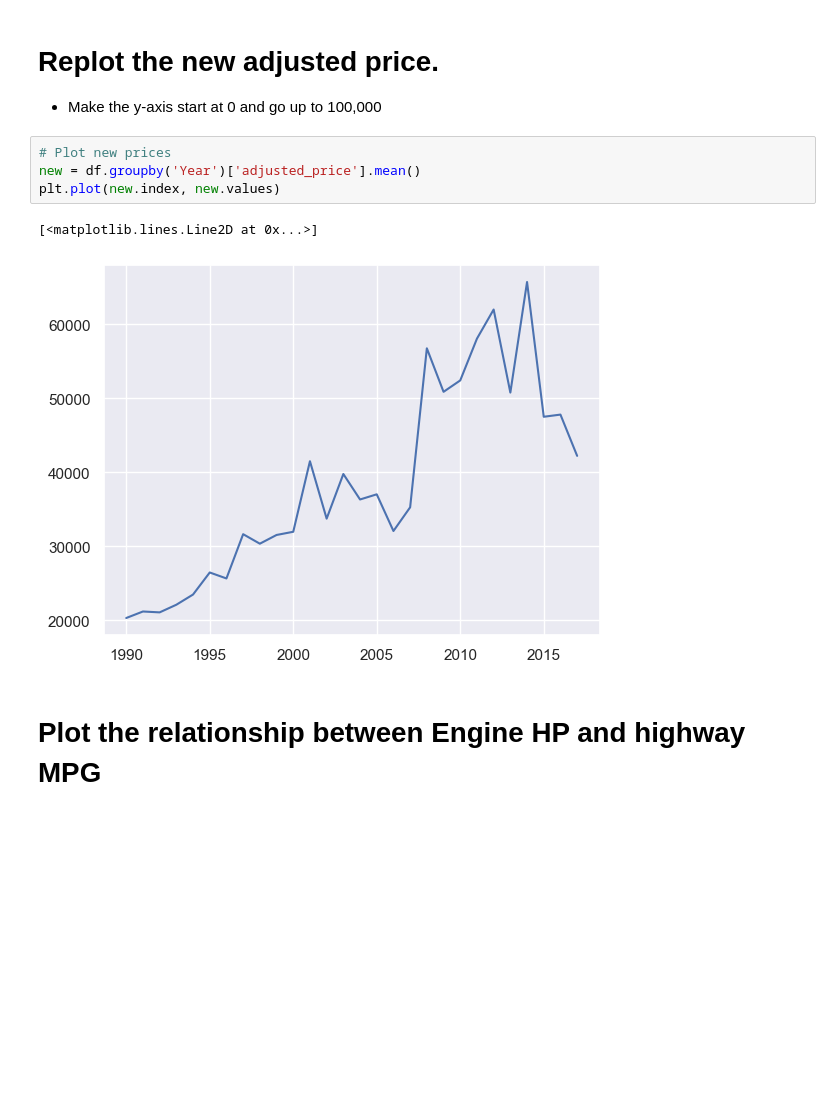
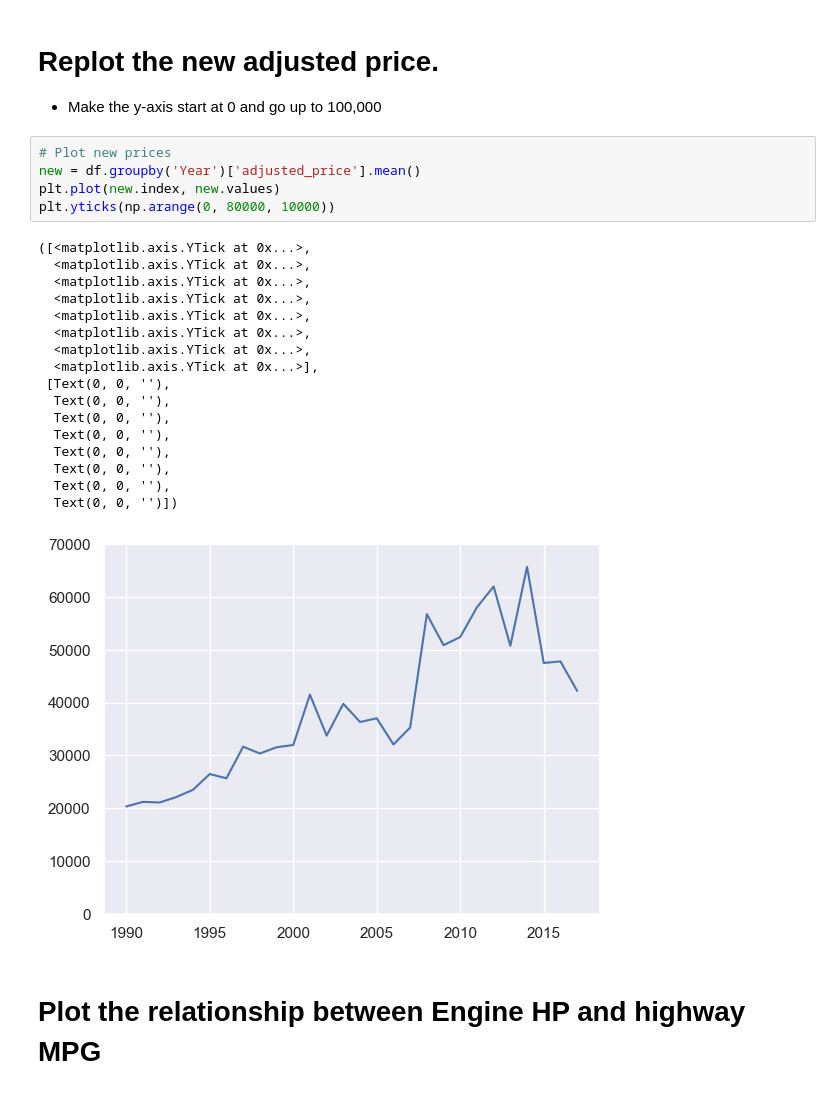
Before and after one commit to azhu000/my-fork-2023-fall-data-science, a Jupyter notebook: Week-02-Data-Viz-EDA/Exercise-AZ.ipynb, the cells around one changed output. Drawn from its saved outputs; the diff is of its cells as text; blank space fills up the shorter version.

```diff
--- a/Week-02-Data-Viz-EDA/Exercise-AZ.ipynb
+++ b/Week-02-Data-Viz-EDA/Exercise-AZ.ipynb
@@ -140,10 +140,26 @@ df['adjusted_price'] = np.where(df['Year'] > 2000, df['adjusted_price'] , 10*df[
 # %%
 # Plot new prices
 new = df.groupby('Year')['adjusted_price'].mean()
 plt.plot(new.index, new.values)
+plt.yticks(np.arange(0, 80000, 10000))
 # %% [output]
-[<matplotlib.lines.Line2D at 0x...>]
+([<matplotlib.axis.YTick at 0x...>,
+  <matplotlib.axis.YTick at 0x...>,
+  <matplotlib.axis.YTick at 0x...>,
+  <matplotlib.axis.YTick at 0x...>,
+  <matplotlib.axis.YTick at 0x...>,
+  <matplotlib.axis.YTick at 0x...>,
+  <matplotlib.axis.YTick at 0x...>,
+  <matplotlib.axis.YTick at 0x...>],
+ [Text(0, 0, ''),
+  Text(0, 0, ''),
+  Text(0, 0, ''),
+  Text(0, 0, ''),
+  Text(0, 0, ''),
+  Text(0, 0, ''),
+  Text(0, 0, ''),
+  Text(0, 0, '')])
-[figure, old version]
+[figure, new version]
 # %% [markdown]
 # Plot the relationship between Engine HP and highway MPG
 # %%
```
Also changed, not shown: parts of 9 cells of this notebook, 1 other file.
